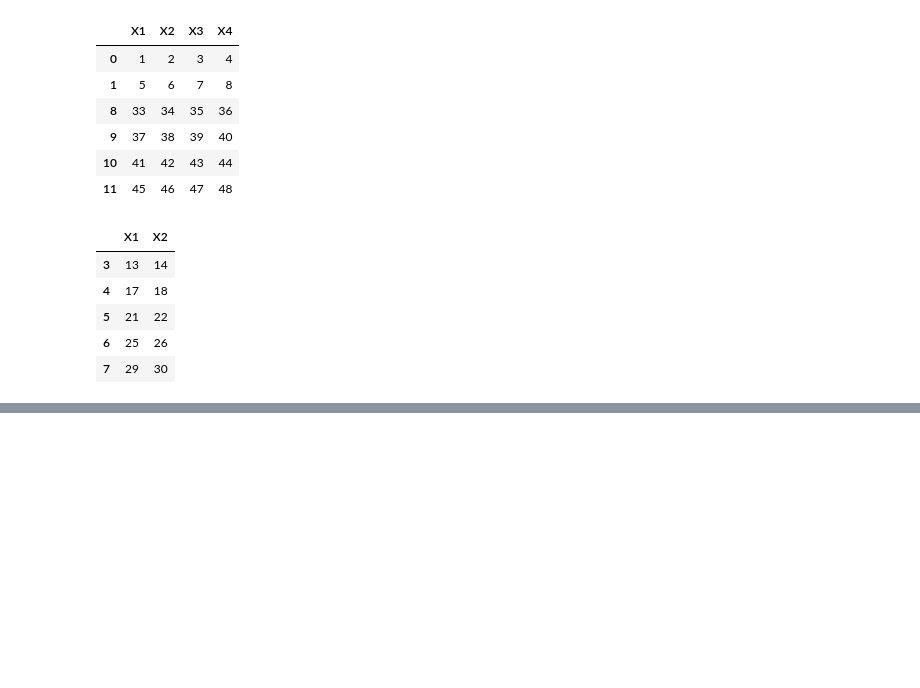
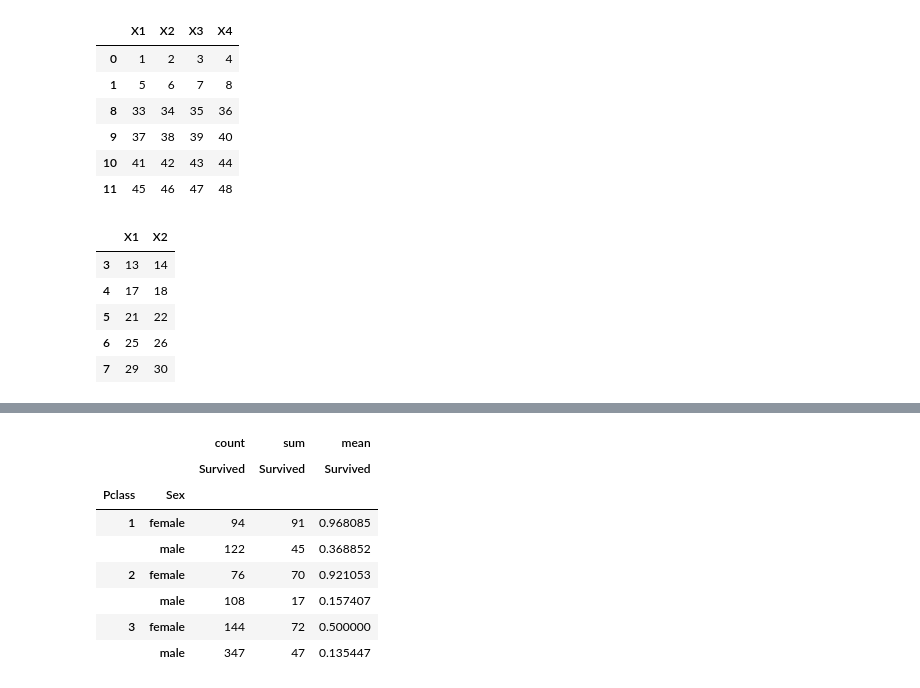
Before and after one commit to chaeryeon823/Python_Data-Analysis, a Jupyter notebook: part4_pandas.ipynb, the cells around one changed output, grey strips where cells are left out. Drawn from its saved outputs; the diff is of its cells as text; code cells hidden in the pictures; blank space fills up the shorter version.

```diff
--- a/part4_pandas.ipynb
+++ b/part4_pandas.ipynb
@@ -166,0 +254,12 @@ df.iloc[3:8, 0:2]
+# %%
+pd.pivot_table(data=titanic, index=["Pclass","Sex"], values="Survived", aggfunc=["count","sum","mean"])
+# %% [output]
+|  |  | count | sum | mean |
+|  |  | Survived | Survived | Survived |
+| Pclass | Sex |  |  |  |
+| 1 | female | 94 | 91 | 0.968085 |
+|  | male | 122 | 45 | 0.368852 |
+| 2 | female | 76 | 70 | 0.921053 |
+|  | male | 108 | 17 | 0.157407 |
+| 3 | female | 144 | 72 | 0.500000 |
+|  | male | 347 | 47 | 0.135447 |
```
Also changed, not shown: parts of 9 cells of this notebook, 1 other file.
